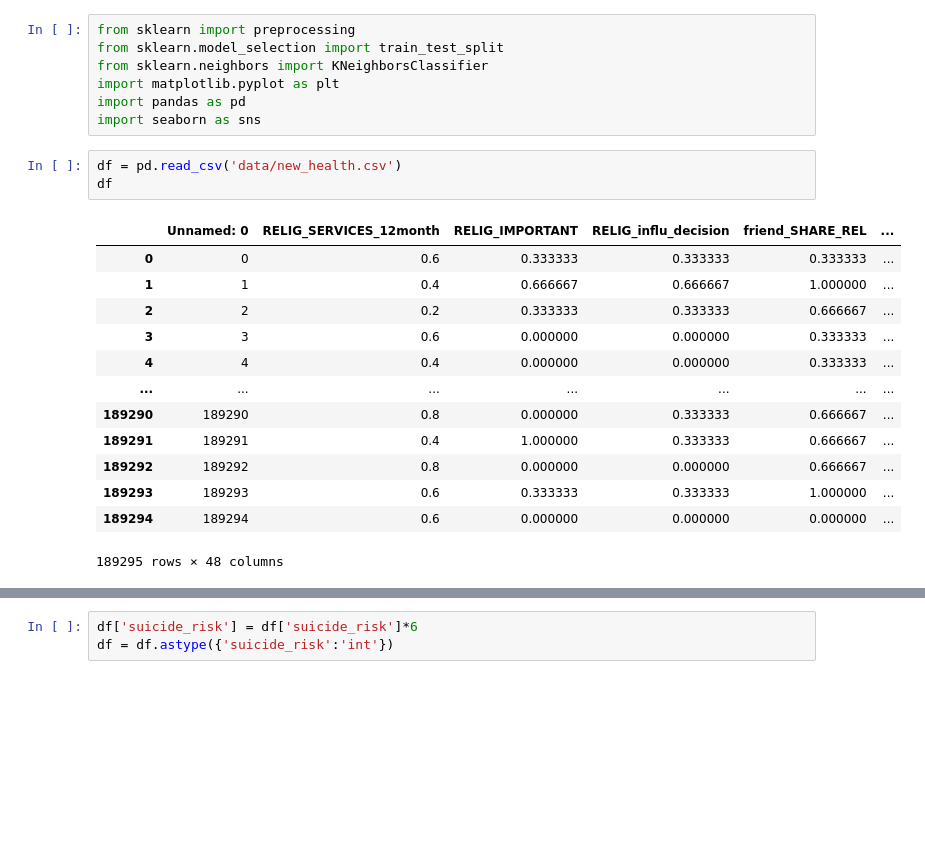
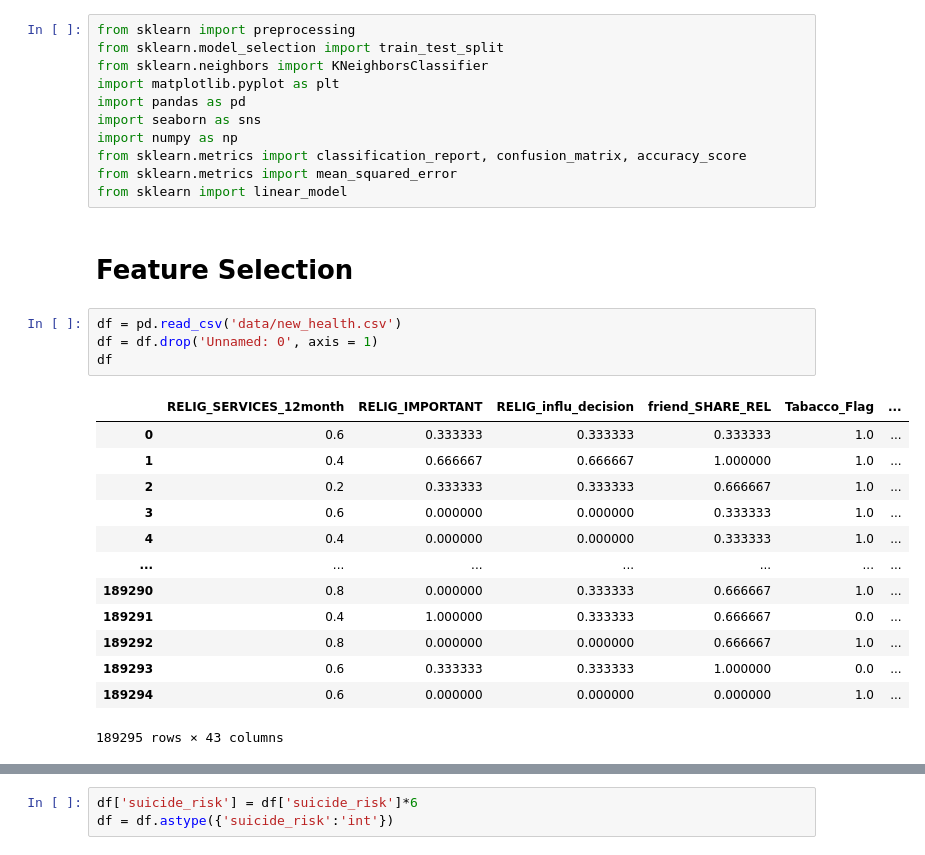
Before and after one commit to zaxiang/DDS_Project, a Jupyter notebook: Prediction Models.ipynb, the cells around one changed output, grey strips where cells are left out. Cells and saved outputs as stored; diff of their text form; blank space fills up the shorter version.

Commit message:
feature selection and prediction models

```diff
--- a/Prediction Models.ipynb
+++ b/Prediction Models.ipynb
@@ -5,20 +5,27 @@ from sklearn.neighbors import KNeighborsClassifier
 import matplotlib.pyplot as plt
 import pandas as pd
 import seaborn as sns
+import numpy as np
+from sklearn.metrics import classification_report, confusion_matrix, accuracy_score
+from sklearn.metrics import mean_squared_error
+from sklearn import linear_model
+# %% [markdown]
+# Feature Selection
 # %%
 df = pd.read_csv('data/new_health.csv')
+df = df.drop('Unnamed: 0', axis = 1)
 df
 # %% [output]
-|  | Unnamed: 0 | RELIG_SERVICES_12month | RELIG_IMPORTANT | RELIG_influ_decision | friend_SHARE_REL | ... |
-| 0 | 0 | 0.6 | 0.333333 | 0.333333 | 0.333333 | ... |
-| 1 | 1 | 0.4 | 0.666667 | 0.666667 | 1.000000 | ... |
-| 2 | 2 | 0.2 | 0.333333 | 0.333333 | 0.666667 | ... |
-| 3 | 3 | 0.6 | 0.000000 | 0.000000 | 0.333333 | ... |
-| 4 | 4 | 0.4 | 0.000000 | 0.000000 | 0.333333 | ... |
+|  | RELIG_SERVICES_12month | RELIG_IMPORTANT | RELIG_influ_decision | friend_SHARE_REL | Tabacco_Flag | ... |
+| 0 | 0.6 | 0.333333 | 0.333333 | 0.333333 | 1.0 | ... |
+| 1 | 0.4 | 0.666667 | 0.666667 | 1.000000 | 1.0 | ... |
+| 2 | 0.2 | 0.333333 | 0.333333 | 0.666667 | 1.0 | ... |
+| 3 | 0.6 | 0.000000 | 0.000000 | 0.333333 | 1.0 | ... |
+| 4 | 0.4 | 0.000000 | 0.000000 | 0.333333 | 1.0 | ... |
 | ... | ... | ... | ... | ... | ... | ... |
-| 189290 | 189290 | 0.8 | 0.000000 | 0.333333 | 0.666667 | ... |
-| 189291 | 189291 | 0.4 | 1.000000 | 0.333333 | 0.666667 | ... |
-| 189292 | 189292 | 0.8 | 0.000000 | 0.000000 | 0.666667 | ... |
-| 189293 | 189293 | 0.6 | 0.333333 | 0.333333 | 1.000000 | ... |
-| 189294 | 189294 | 0.6 | 0.000000 | 0.000000 | 0.000000 | ... |
+| 189290 | 0.8 | 0.000000 | 0.333333 | 0.666667 | 1.0 | ... |
+| 189291 | 0.4 | 1.000000 | 0.333333 | 0.666667 | 0.0 | ... |
+| 189292 | 0.8 | 0.000000 | 0.000000 | 0.666667 | 1.0 | ... |
+| 189293 | 0.6 | 0.333333 | 0.333333 | 1.000000 | 0.0 | ... |
+| 189294 | 0.6 | 0.000000 | 0.000000 | 0.000000 | 1.0 | ... |
-189295 rows × 48 columns
+189295 rows × 43 columns
```
Also changed, not shown: parts of 46 cells of this notebook.
